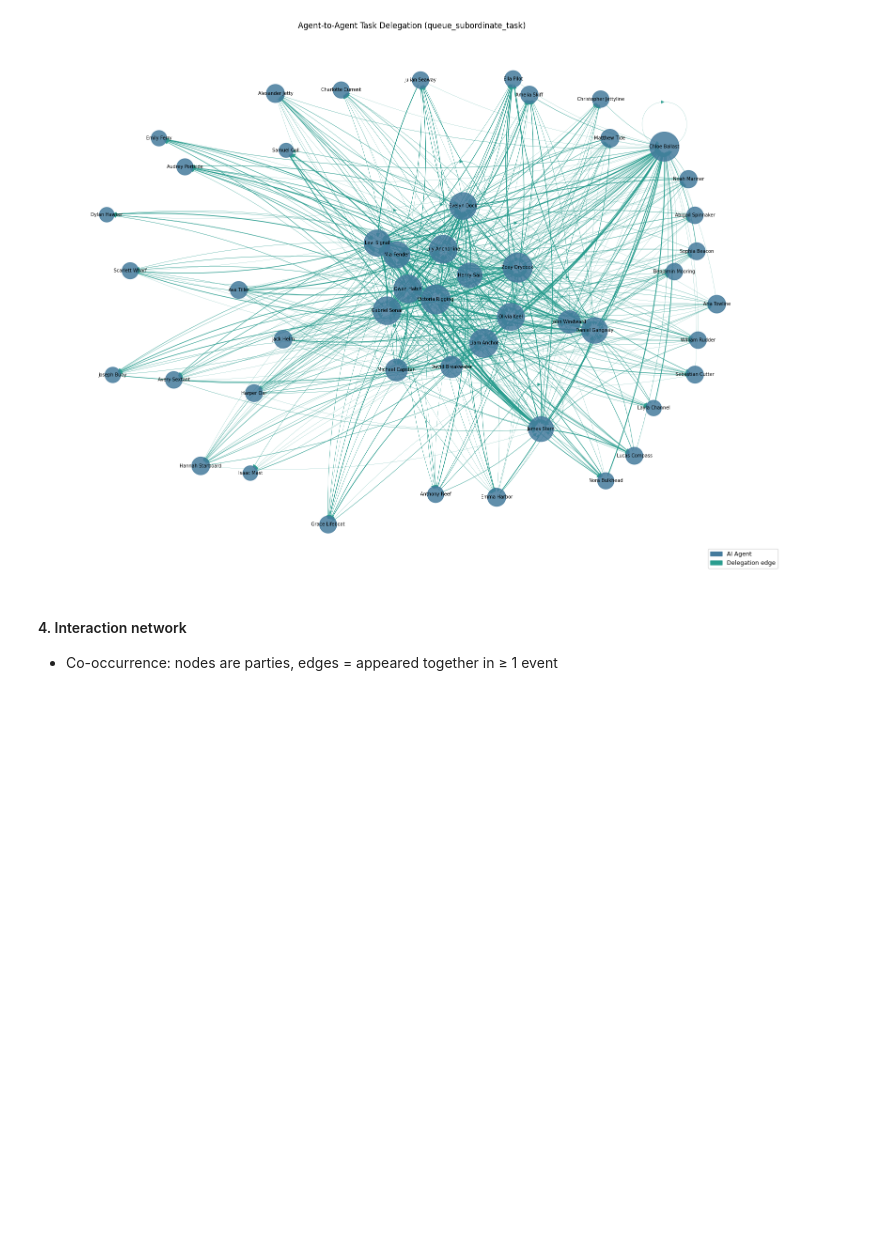
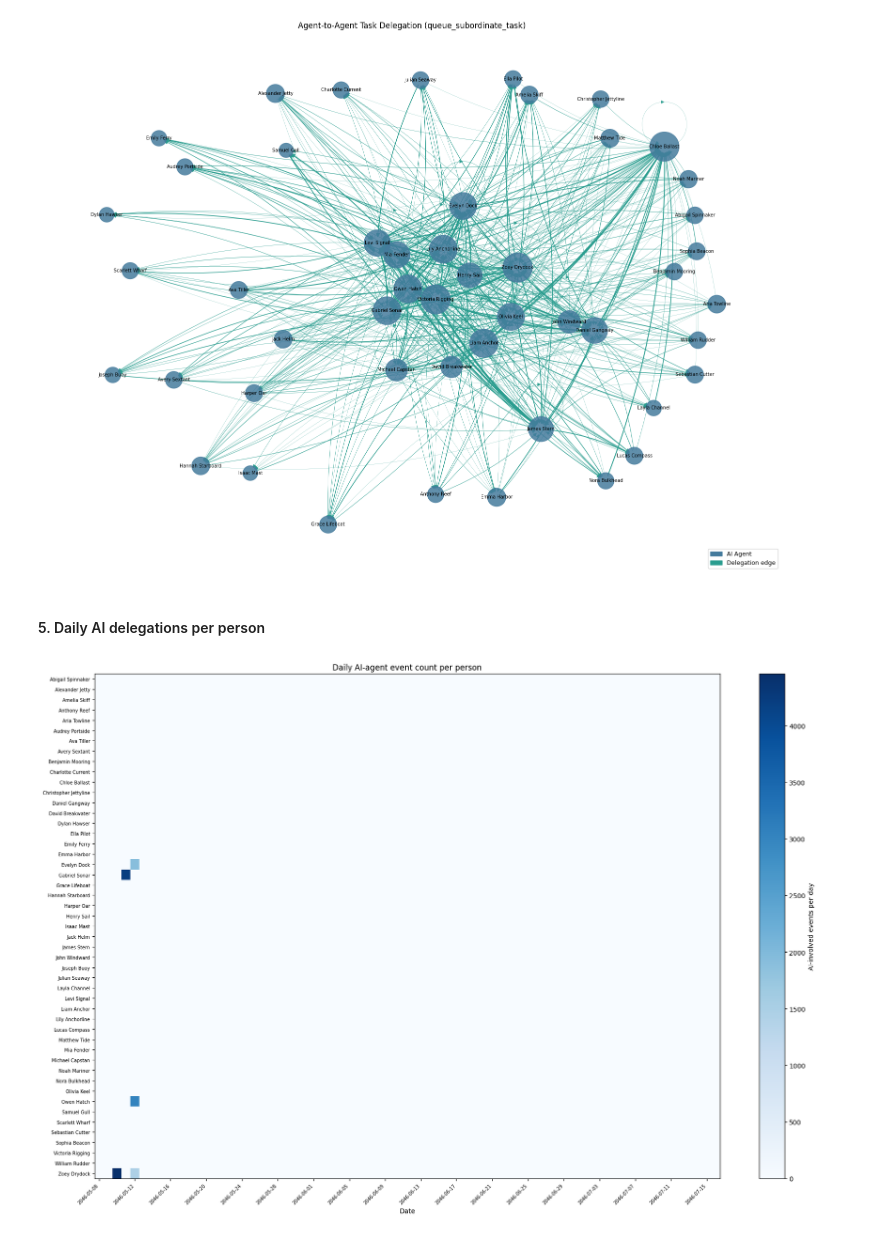
Before and after one commit to paolovasquezg/AI_Forensics, a Jupyter notebook: exploration/eda.ipynb, the cells around one changed output. Drawn from its saved outputs; the diff is of its cells as text; code cells hidden in the pictures; blank space fills up the shorter version.

```diff
--- a/exploration/eda.ipynb
+++ b/exploration/eda.ipynb
@@ -120,7 +141,3 @@ plt.tight_layout()
 plt.show()
 # %% [output]
 [figure]
-# %% [markdown]
-#### 4. Interaction network
-
-- Co-occurrence: nodes are parties, edges = appeared together in ≥ 1 event
@@ -189,0 +144,35 @@ plt.show()
+# %% [markdown]
+#### 5. Daily AI delegations per person
+# %%
+from collections import defaultdict
+import datetime
+
+ai_events = [e for e in events if any(p.startswith("Agent/") for p in e["parties"])]
+
+person_day = defaultdict(lambda: defaultdict(int))
+for e in ai_events:
+    day = datetime.datetime.fromtimestamp(e["when"]).date()
+    for p in e["parties"]:
+        if p.startswith("person:"):
+            person_day[p][day] += 1
+
+all_days = sorted({datetime.datetime.fromtimestamp(e["when"]).date() for e in events})
+all_persons = sorted(person_day.keys())
+plabels5 = [p.replace("person:", "").replace("_", " ").title() for p in all_persons]
+
+mat5 = np.array([[person_day[p].get(d, 0) for d in all_days] for p in all_persons])
+
+step = max(1, len(all_days) // 15)
+fig, ax = plt.subplots(figsize=(18, 12))
+im = ax.imshow(mat5, aspect="auto", cmap="Blues", interpolation="nearest")
+ax.set_yticks(range(len(plabels5)))
+ax.set_yticklabels(plabels5, fontsize=7)
+ax.set_xticks(range(0, len(all_days), step))
+ax.set_xticklabels([str(all_days[i]) for i in range(0, len(all_days), step)], rotation=45, ha="right", fontsize=7)
+ax.set_title("Daily AI-agent event count per person")
+ax.set_xlabel("Date")
+plt.colorbar(im, ax=ax, label="AI-involved events per day")
+plt.tight_layout()
+plt.show()
+# %% [output]
+[figure, added]
```
Also changed, not shown: parts of 11 cells of this notebook, 15 other files.
